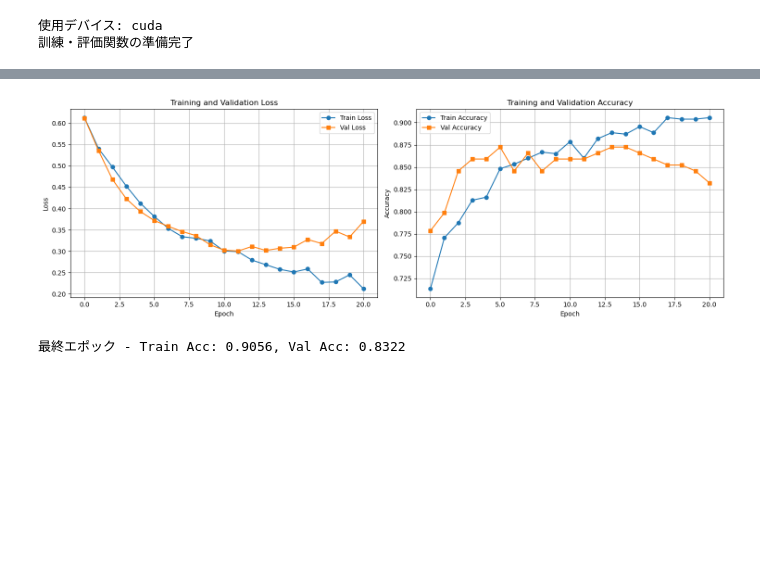
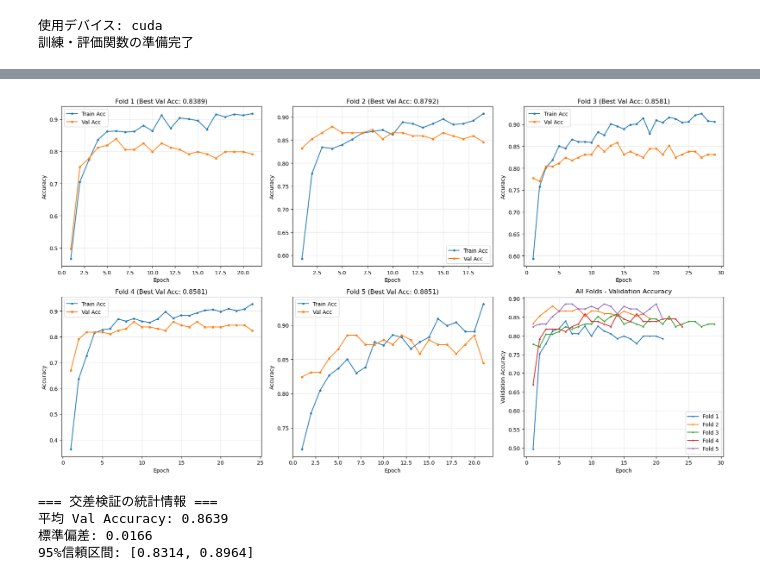
Before and after one commit to tnkm23/Signate-DSCompe2025, a Jupyter notebook: EDA.ipynb, the cells around one changed output, grey strips where cells are left out. Drawn from its saved outputs; the diff is of its cells as text; code cells hidden in the pictures; blank space fills up the shorter version.

```diff
--- a/EDA.ipynb
+++ b/EDA.ipynb
@@ -724,30 +795,48 @@ Best Validation Accuracy: 0.8725
 # %%
-# 訓練結果の可視化
-fig, axes = plt.subplots(1, 2, figsize=(15, 5))
+# 交差検証結果の可視化
+fig, axes = plt.subplots(2, 3, figsize=(18, 10))
 
-# Loss
-axes[0].plot(train_losses, label='Train Loss', marker='o')
-axes[0].plot(val_losses, label='Val Loss', marker='s')
-axes[0].set_xlabel('Epoch')
-axes[0].set_ylabel('Loss')
-axes[0].set_title('Training and Validation Loss')
-axes[0].legend()
-axes[0].grid(True)
+# 各Foldのグラフ
+for fold_idx, result in enumerate(fold_results):
+    row = fold_idx // 3
+    col = fold_idx % 3
+    ax = axes[row, col]
 
-# Accuracy
-axes[1].plot(train_accs, label='Train Accuracy', marker='o')
-axes[1].plot(val_accs, label='Val Accuracy', marker='s')
-axes[1].set_xlabel('Epoch')
-axes[1].set_ylabel('Accuracy')
-axes[1].set_title('Training and Validation Accuracy')
-axes[1].legend()
-axes[1].grid(True)
+    epochs_range = range(1, result['final_epoch'] + 1)
+    ax.plot(epochs_range, result['train_accs'], label='Train Acc', marker='o', markersize=3)
+    ax.plot(epochs_range, result['val_accs'], label='Val Acc', marker='s', markersize=3)
+    ax.set_xlabel('Epoch')
+    ax.set_ylabel('Accuracy')
+    ax.set_title(f"Fold {result['fold']} (Best Val Acc: {result['best_val_acc']:.4f})")
+    ax.legend()
+    ax.grid(True, alpha=0.3)
+
+# 最後のサブプロット: 全Foldの比較
+ax = axes[1, 2]
+for fold_idx, result in enumerate(fold_results):
+    epochs_range = range(1, result['final_epoch'] + 1)
+    ax.plot(epochs_range, result['val_accs'], label=f"Fold {result['fold']}", marker='o', markersize=2)
+
+ax.set_xlabel('Epoch')
+ax.set_ylabel('Validation Accuracy')
+ax.set_title('All Folds - Validation Accuracy')
+ax.legend()
+ax.grid(True, alpha=0.3)
 
 plt.tight_layout()
 plt.show()
 
-print(f"最終エポック - Train Acc: {train_accs[-1]:.4f}, Val Acc: {val_accs[-1]:.4f}")
+# 統計情報の表示
+print("\n=== 交差検証の統計情報 ===")
+val_accs_all = [r['best_val_acc'] for r in fold_results]
+print(f"平均 Val Accuracy: {np.mean(val_accs_all):.4f}")
+print(f"標準偏差: {np.std(val_accs_all):.4f}")
+print(f"95%信頼区間: [{np.mean(val_accs_all) - 1.96*np.std(val_accs_all):.4f}, "
+      f"{np.mean(val_accs_all) + 1.96*np.std(val_accs_all):.4f}]")
 # %% [output]
-[figure, old version]
+[figure, new version]
-最終エポック - Train Acc: 0.9056, Val Acc: 0.8322
+=== 交差検証の統計情報 ===
+平均 Val Accuracy: 0.8639
+標準偏差: 0.0166
+95%信頼区間: [0.8314, 0.8964]
 # %%
```
Also changed, not shown: parts of 4 cells of this notebook, 2 other files.
